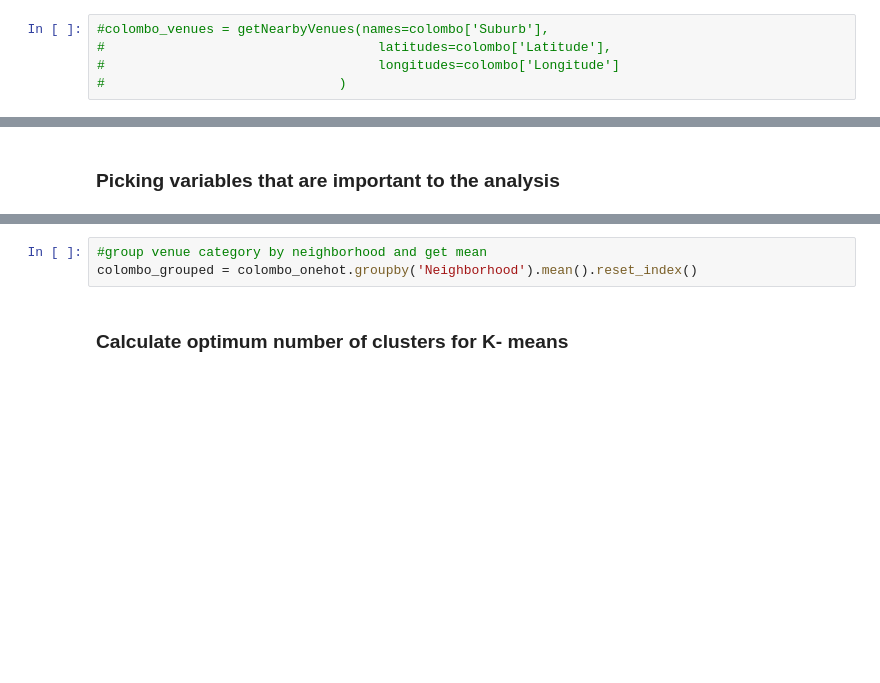
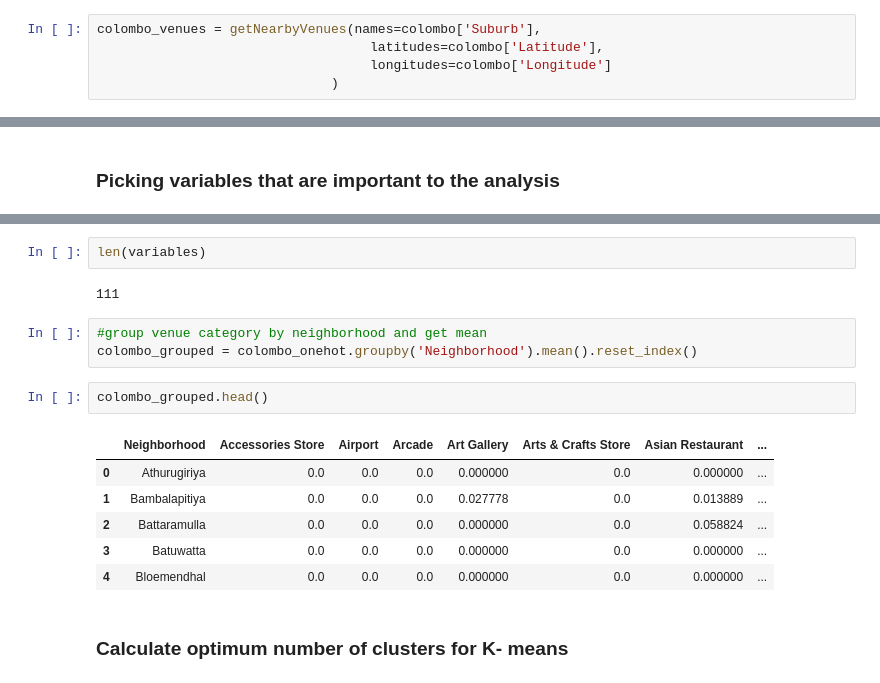
Before and after one commit to rayanthas/Applied-Data-Science-Capstone-Project, a Jupyter notebook: Data Science Capstone Project Notebook.ipynb, the cells around one changed output, grey strips where cells are left out. Drawn from its saved outputs; the diff is of its cells as text; blank space fills up the shorter version.

```diff
--- a/Data Science Capstone Project Notebook.ipynb
+++ b/Data Science Capstone Project Notebook.ipynb
@@ -200,7 +200,7 @@ Get venue details
 # %%
 colombo_venues=pd.read_csv("colombo_venues.csv")
 # %%
-#colombo_venues = getNearbyVenues(names=colombo['Suburb'],
-#                                   latitudes=colombo['Latitude'],
-#                                   longitudes=colombo['Longitude']
-#                              )
+colombo_venues = getNearbyVenues(names=colombo['Suburb'],
+                                   latitudes=colombo['Latitude'],
+                                   longitudes=colombo['Longitude']
+                              )
@@ -352,9 +388,22 @@ variables=['Neighborhood',
  "Women's Store",
  'Zoo']
 colombo_onehot=colombo_onehot[variables]
+# %%
+len(variables)
+# %% [output]
+111
 # %%
 #group venue category by neighborhood and get mean
 colombo_grouped = colombo_onehot.groupby('Neighborhood').mean().reset_index()
+# %%
+colombo_grouped.head()
+# %% [output]
+|  | Neighborhood | Accessories Store | Airport | Arcade | Art Gallery | Arts & Crafts Store | Asian Restaurant | ... |
+| 0 | Athurugiriya | 0.0 | 0.0 | 0.0 | 0.000000 | 0.0 | 0.000000 | ... |
+| 1 | Bambalapitiya | 0.0 | 0.0 | 0.0 | 0.027778 | 0.0 | 0.013889 | ... |
+| 2 | Battaramulla | 0.0 | 0.0 | 0.0 | 0.000000 | 0.0 | 0.058824 | ... |
+| 3 | Batuwatta | 0.0 | 0.0 | 0.0 | 0.000000 | 0.0 | 0.000000 | ... |
+| 4 | Bloemendhal | 0.0 | 0.0 | 0.0 | 0.000000 | 0.0 | 0.000000 | ... |
 # %% [markdown]
 ### Calculate optimum number of clusters for K- means
 # %%
```
Also changed, not shown: parts of 7 cells of this notebook.
